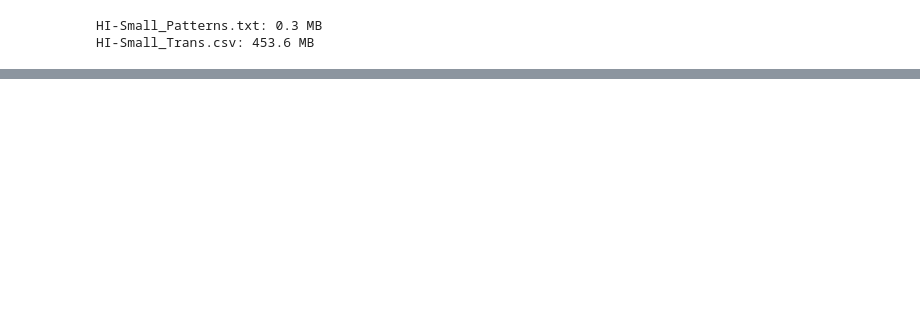
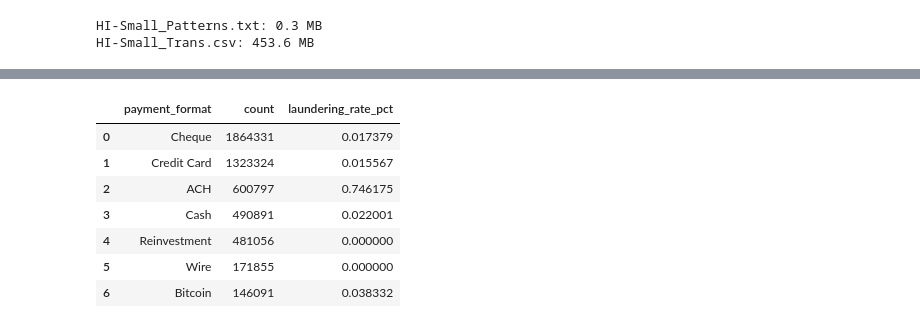
Before and after one commit to abyudh-kattemane/fincrime-sentinel, a Jupyter notebook: notebooks/01_eda.ipynb, the cells around one changed output, grey strips where cells are left out. Cells and saved outputs as stored; diff of their text form; code cells hidden in the pictures; blank space fills up the shorter version.

```diff
--- a/notebooks/01_eda.ipynb
+++ b/notebooks/01_eda.ipynb
@@ -110,0 +357,17 @@ HI-Small_Trans.csv: 453.6 MB
+# %%
+# Payment format
+con.execute("""
+    SELECT payment_format, COUNT(*) AS count,
+        SUM(is_laundering) * 100.0 / COUNT(*) AS laundering_rate_pct
+    FROM transactions
+    GROUP BY payment_format ORDER BY count DESC
+""").df()
+# %% [output]
+|  | payment_format | count | laundering_rate_pct |
+| 0 | Cheque | 1864331 | 0.017379 |
+| 1 | Credit Card | 1323324 | 0.015567 |
+| 2 | ACH | 600797 | 0.746175 |
+| 3 | Cash | 490891 | 0.022001 |
+| 4 | Reinvestment | 481056 | 0.000000 |
+| 5 | Wire | 171855 | 0.000000 |
+| 6 | Bitcoin | 146091 | 0.038332 |
```
Also changed, not shown: parts of 24 cells of this notebook.
